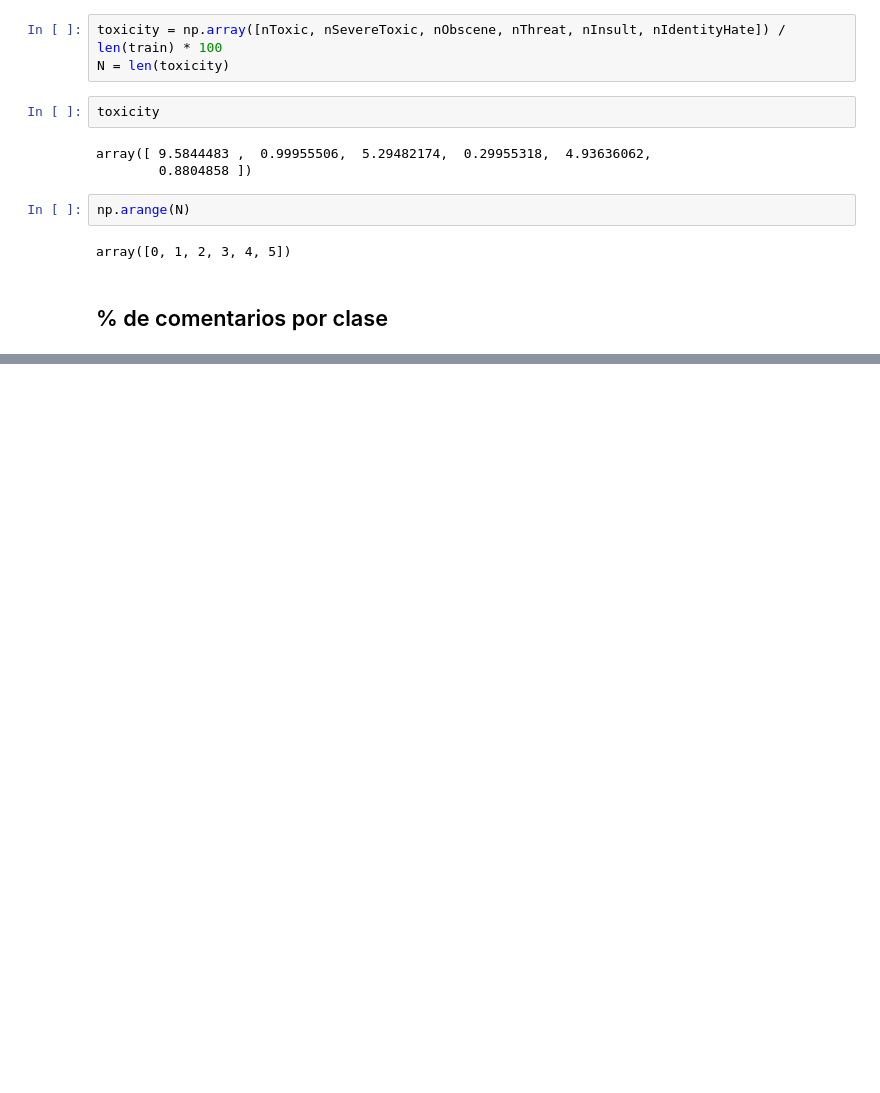
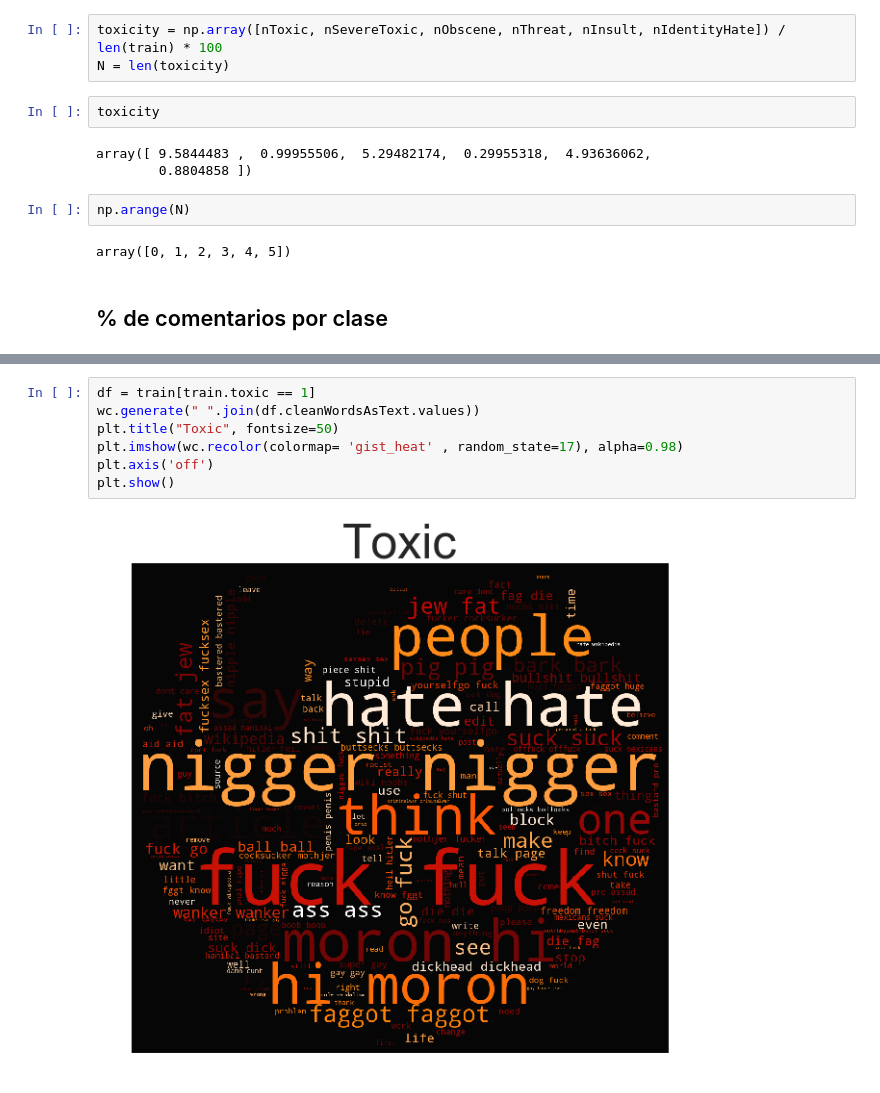
Before and after one commit to racu10/toxicom, a Jupyter notebook: notebooks/2_Graph Analisis.ipynb, the cells around one changed output, grey strips where cells are left out. Saved outputs shown, nothing was run; the diff lists cells and outputs as text; blank space fills up the shorter version.

```diff
--- a/notebooks/2_Graph Analisis.ipynb
+++ b/notebooks/2_Graph Analisis.ipynb
@@ -65,0 +122,9 @@ plt.show()
+# %%
+df = train[train.toxic == 1]
+wc.generate(" ".join(df.cleanWordsAsText.values))
+plt.title("Toxic", fontsize=50)
+plt.imshow(wc.recolor(colormap= 'gist_heat' , random_state=17), alpha=0.98)
+plt.axis('off')
+plt.show()
+# %% [output]
+[figure, added]
```
Also changed, not shown: parts of 30 cells of this notebook, 1 other file.
